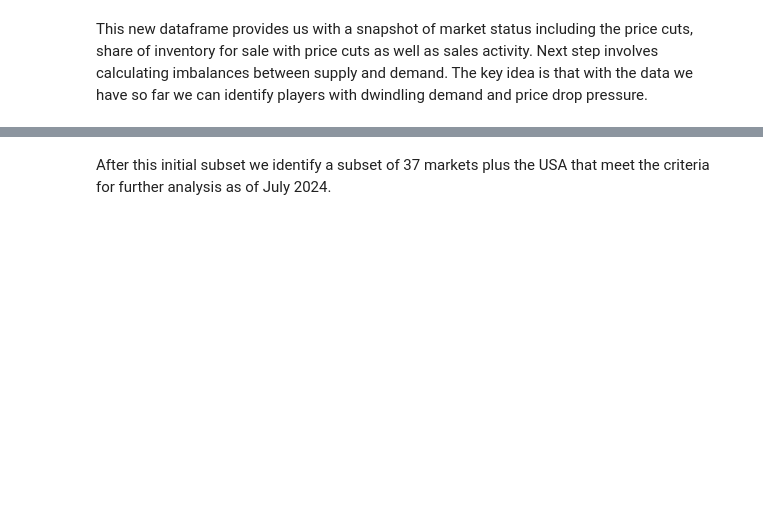
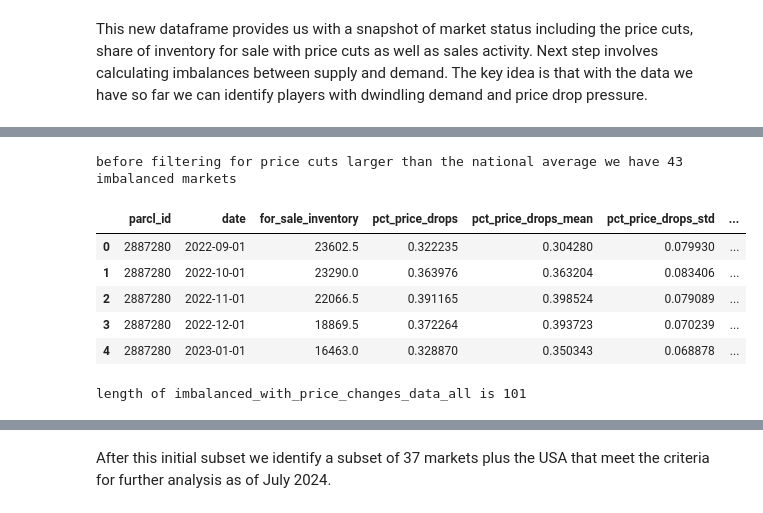
Before and after one commit to ParclLabs/parcllabs-cookbook, a Jupyter notebook: examples/experimental/supply_and_demand/markets_that_could_disrupt_v2.ipynb, the cells around one changed output, grey strips where cells are left out. Drawn from its saved outputs; the diff is of its cells as text; code cells hidden in the pictures; blank space fills up the shorter version.

```diff
--- a/examples/experimental/supply_and_demand/markets_that_could_disrupt_v2.ipynb
+++ b/examples/experimental/supply_and_demand/markets_that_could_disrupt_v2.ipynb
@@ -148,10 +166,5 @@ for market in market_parcl_ids:
 # %%
 # Combine the retrieved data lists into DataFrames
-# Concatenate the supply, demand, and prices data into their respective DataFrames
-supply_df = pd.concat(supply_list)
-demand_df = pd.concat(demand_list)
-prices_df = pd.concat(prices_list)
-
 # Output the length of each DataFrame to understand the volume of data retrieved
 print(f'Length of supply data: {len(supply_df)}, prices data: {len(prices_df)}, and demand data: {len(demand_df)}')
 
@@ -391,6 +495,17 @@ print(f'there are {len(supply_demand_imbalance_last.parcl_id.unique())} unique p
 # %%
-imbalanced_parcl_ids = supply_demand_imbalance_last['parcl_id'].unique().tolist()
+imbalanced_parcl_ids = supply_demand_imbalance_last['parcl_id'].unique().tolist() + [5826765]
 print(f'before filtering for price cuts larger than the national average we have {len(imbalanced_parcl_ids)} imbalanced markets')
+# %% [output]
+before filtering for price cuts larger than the national average we have 43 imbalanced markets
+# %%
+supply_monthly.head()
+# %% [output]
+|  | parcl_id | date | for_sale_inventory | pct_price_drops | pct_price_drops_mean | pct_price_drops_std | ... |
+| 0 | 2887280 | 2022-09-01 | 23602.5 | 0.322235 | 0.304280 | 0.079930 | ... |
+| 1 | 2887280 | 2022-10-01 | 23290.0 | 0.363976 | 0.363204 | 0.083406 | ... |
+| 2 | 2887280 | 2022-11-01 | 22066.5 | 0.391165 | 0.398524 | 0.079089 | ... |
+| 3 | 2887280 | 2022-12-01 | 18869.5 | 0.372264 | 0.393723 | 0.070239 | ... |
+| 4 | 2887280 | 2023-01-01 | 16463.0 | 0.328870 | 0.350343 | 0.068878 | ... |
 # %%
 # now we will filter based on demand
 # Calculate the 3-period rolling average of price drops, filter using query, and extract parcl_ids
@@ -404,9 +519,11 @@ imbalanced_with_price_changes_data_all = (
 
     # Sort by the rolling average of price changes in descending order
     .sort_values('ma_price_changes', ascending=False)
-    .query('date == "8/1/2024"')
+    .query(f'date == "{ANALYSIS_MONTHLY_SERIES}"')
 )
 input_for_table_imbalanced_with_price_changes_data = imbalanced_with_price_changes_data_all.copy(deep=True)
 print(f'length of imbalanced_with_price_changes_data_all is {len(imbalanced_with_price_changes_data_all)}')
+# %% [output]
+length of imbalanced_with_price_changes_data_all is 101
 # %%
 input_for_table_imbalanced_with_price_changes_data.query('parcl_id == 5826765').sort_values('date', ascending=False).head(5)
```
Also changed, not shown: parts of 56 cells of this notebook, 1 other file.
